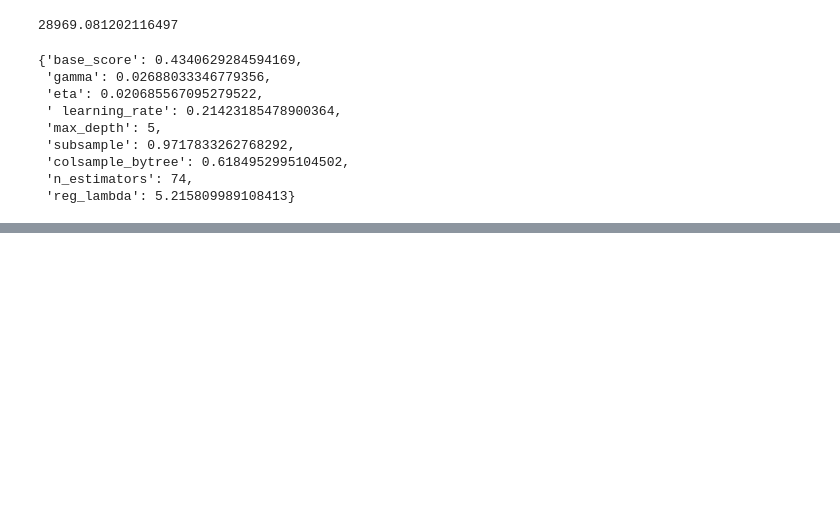
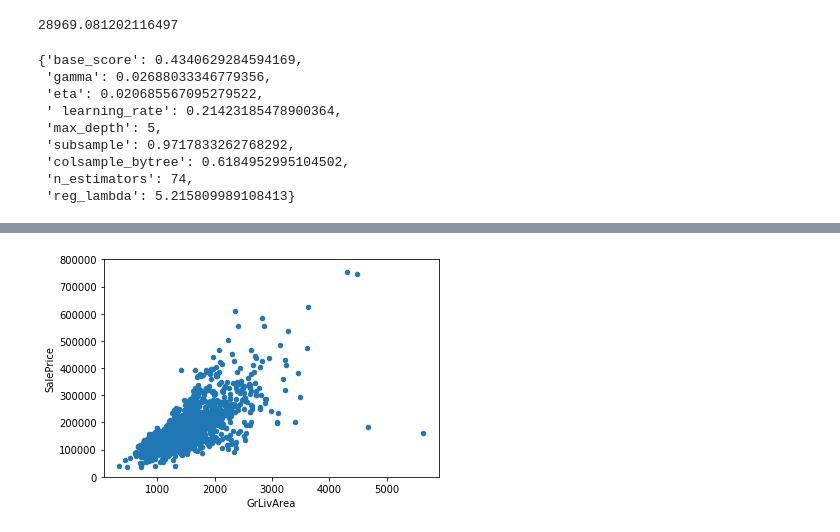
Before and after one commit to yoko8ma/Kaggle, a Jupyter notebook: House Prices/main.ipynb, the cells around one changed output, grey strips where cells are left out. Cells and saved outputs as stored; diff of their text form; code cells hidden in the pictures; blank space fills up the shorter version.

```diff
--- a/House Prices/main.ipynb
+++ b/House Prices/main.ipynb
@@ -284,0 +325,7 @@ pd.DataFrame({
+# %%
+#scatter plot grlivarea/saleprice
+var = 'GrLivArea'
+data = pd.concat([df_train['SalePrice'], df_train[var]], axis=1)
+data.plot.scatter(x=var, y='SalePrice', ylim=(0,800000));
+# %% [output]
+[figure, added]
```
Also changed, not shown: parts of 30 cells of this notebook.
